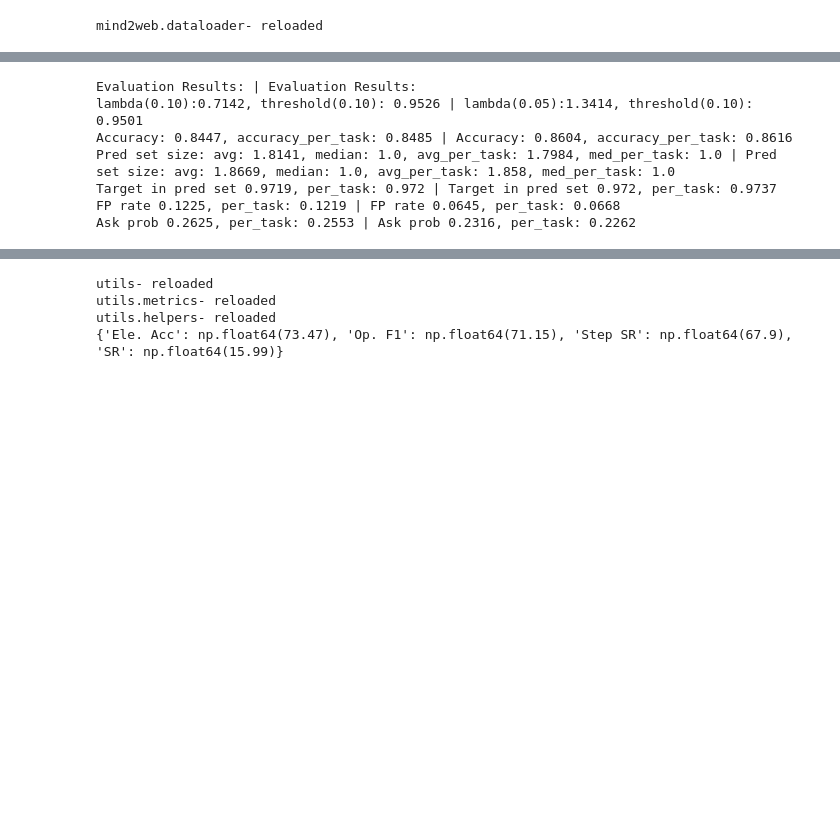
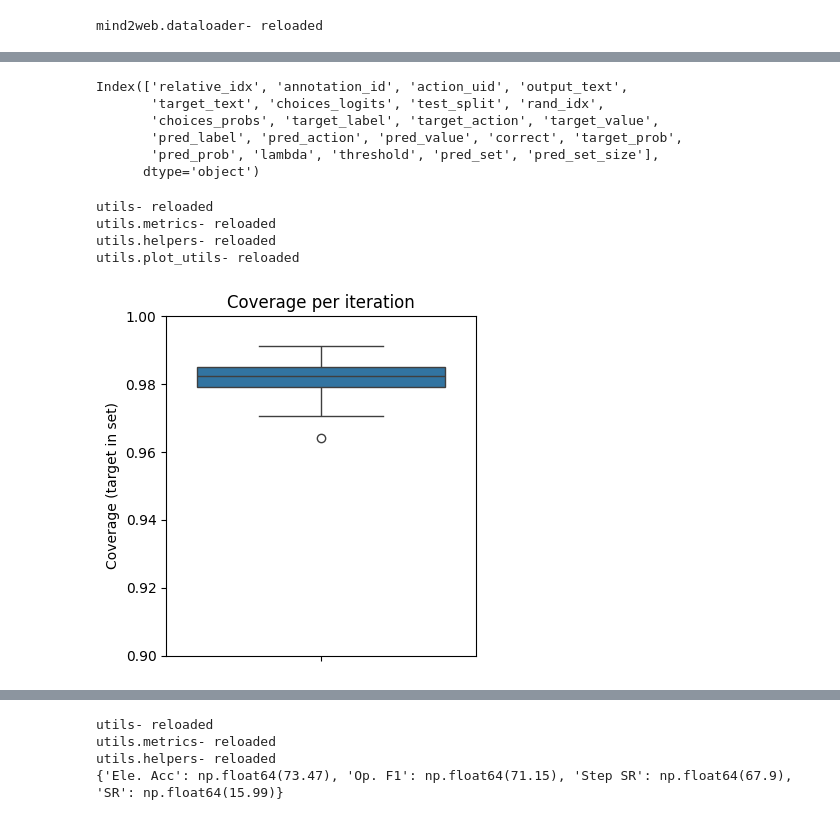
Before and after one commit to amitxy/Robots-That-Ask-For-Help-Over-The-Horizon, a Jupyter notebook: research.ipynb, the cells around one changed output, grey strips where cells are left out. Cells and saved outputs as stored; diff of their text form; code cells hidden in the pictures; blank space fills up the shorter version.

Commit message:
Added CP plots

```diff
--- a/research.ipynb
+++ b/research.ipynb
@@ -295,52 +288,31 @@ Pred A: 0.0, Pred A correct: 0.
+# %%
+pd.options.display.float_format = "{:.4f}".format  # global
+# results_df_temp = utils.helpers.add_eval_columns(results_df, logits_temp=6)
+results_df[results_df['pred_set_size'] > 1].apply(lambda row: ('A' in row['pred_set'])&('A' != row['target_label']), axis=1).mean()
+# results_df.apply(lambda row: 'A' in row['pred_set'], axis=1).mean()
+
+# results_df.apply(lambda row: ('A' in row['pred_set'])&(row['target_label'] not in row['pred_set']), axis=1).mean()
+# results_df[results_df['pred_set_size'] > 1]['choices_probs']
+# results_df.apply(lambda row: row['target_label'] not in row['pred_set'], axis=1).mean()
+results_df.columns
+# %% [output]
+Index(['relative_idx', 'annotation_id', 'action_uid', 'output_text',
+       'target_text', 'choices_logits', 'test_split', 'rand_idx',
+       'choices_probs', 'target_label', 'target_action', 'target_value',
+       'pred_label', 'pred_action', 'pred_value', 'correct', 'target_prob',
+       'pred_prob', 'lambda', 'threshold', 'pred_set', 'pred_set_size'],
+      dtype='object')
 # %%
-import re
-
-def _parse_report(text: str) -> dict:
-    lines = [l.strip() for l in text.strip().splitlines() if l.strip()]
-    out = {}
-    for line in lines:
-        if ":" not in line:
-            continue
-        key, rest = line.split(":", 1)
-        key = key.strip()
-        # grab the first numeric value on the line if present
-        nums = re.findall(r"[-+]?\d*\.\d+|\d+", rest)
-        out[key] = float(nums[0]) if nums else rest.strip()
-    return out
-
-def compare_reports(report1: str, report2: str) -> str:
-
-    for l1, l2 in zip(report1.strip().splitlines(), report2.strip().splitlines()):
-        print(f"{l1} | {l2}")
-
-text1 = """
-Evaluation Results:
-lambda(0.10):0.7142, threshold(0.10): 0.9526
-Accuracy: 0.8447, accuracy_per_task: 0.8485
-Pred set size: avg: 1.8141, median: 1.0, avg_per_task: 1.7984, med_per_task: 1.0
-Target in pred set 0.9719, per_task: 0.972
-FP rate 0.1225, per_task: 0.1219
-Ask prob 0.2625, per_task: 0.2553
-"""
-
-text2="""
-Evaluation Results:
-lambda(0.05):1.3414, threshold(0.10): 0.9501
-Accuracy: 0.8604, accuracy_per_task: 0.8616
-Pred set size: avg: 1.8669, median: 1.0, avg_per_task: 1.858, med_per_task: 1.0
-Target in pred set 0.972, per_task: 0.9737
-FP rate 0.0645, per_task: 0.0668
-Ask prob 0.2316, per_task: 0.2262
-Pred A: 0.0861, Pred A correct: 0.0251
-"""
-
-# Example:
-compare_reports(text1, text2)
+utils.reload('utils', 'utils.metrics', 'utils.helpers', 'utils.plot_utils')
+# utils.plot.coverage_vs_set_size(results_df, alpha_line=0.9)
+utils.plot.coverage_boxplot(results_df)
+# utils.plot.reliability_plot(results_df)
+# utils.plot.accuracy_vs_length(results_df);
+# utils.plot.reliability_plot_by_split(results_df)
+# utils.plot.pred_set_size_distribution(results_df, kind='hist')
 # %% [output]
-Evaluation Results: | Evaluation Results:
-lambda(0.10):0.7142, threshold(0.10): 0.9526 | lambda(0.05):1.3414, threshold(0.10): 0.9501
-Accuracy: 0.8447, accuracy_per_task: 0.8485 | Accuracy: 0.8604, accuracy_per_task: 0.8616
-Pred set size: avg: 1.8141, median: 1.0, avg_per_task: 1.7984, med_per_task: 1.0 | Pred set size: avg: 1.8669, median: 1.0, avg_per_task: 1.858, med_per_task: 1.0
-Target in pred set 0.9719, per_task: 0.972 | Target in pred set 0.972, per_task: 0.9737
-FP rate 0.1225, per_task: 0.1219 | FP rate 0.0645, per_task: 0.0668
-Ask prob 0.2625, per_task: 0.2553 | Ask prob 0.2316, per_task: 0.2262
+utils- reloaded
+utils.metrics- reloaded
+utils.helpers- reloaded
+utils.plot_utils- reloaded
+[figure, added]
```
Also changed, not shown: parts of 11 cells of this notebook, 1 other file.
